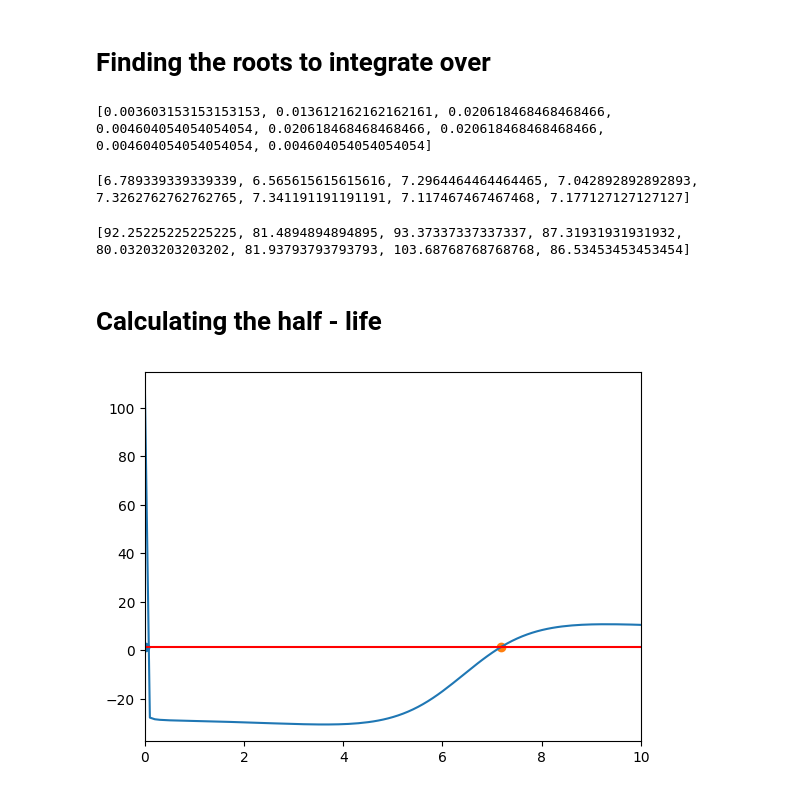
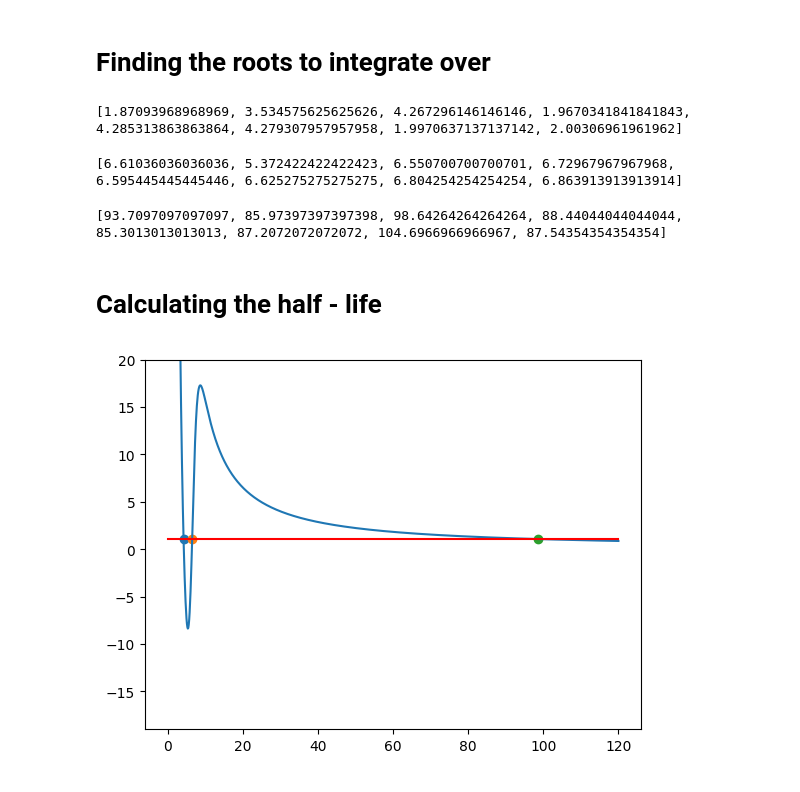
Before and after one commit to Circuitoah/Nuclear_Structure, a Jupyter notebook: Homework3/Homework3.ipynb, the cells around one changed output. Cells and saved outputs as stored; diff of their text form; code cells hidden in the pictures.

```diff
--- a/Homework3/Homework3.ipynb
+++ b/Homework3/Homework3.ipynb
@@ -53,11 +53,11 @@ def V_coul(r, Z, A):
     if (r > R):
         result = (Z * e**2)/ r
     else:
-        result = (Z* e**2) * (3  - (r/R)**2 )/(2 * R)
+        result = (Z* e**2)/(2 *R) * (3  - (r/R)**2 )
     return result
 
 fws = lambda r : (1 + np.exp( (r - R)/a ))**-1
-dfws_dr = lambda r : - (  np.exp((r- R) / a )/a ) * ( 1 + np.exp((r - R)/a) )**(-2)
+dfws_dr = lambda r : - ( 1 + np.exp((r - R)/a) )**(-2) * np.exp((r - R)/a) * 1/a
 l_dot_s  = lambda j, l : 1/2 *( j* (j + 1) - l * (l  + 1) - .5 * (1.5) )
-V_ws = lambda r, j , l : - V_0 * fws(r) + V_SO * hbar_mpi_c_squared * (1/r) * dfws_dr(r) * l_dot_s(j , l)
-V = lambda r , j , l , Z , A :  V_ws(r,j, l) + V_coul(r, Z, A) +  (hbar**2)/ (2 * r * mu**2)* (l * (l + 1 ))
+V_ws = lambda r, j , l : - V_0 * fws(r) + V_SO * hbar_mpi_c_squared * (2/r) * dfws_dr(r) * l_dot_s(j , l)
+V = lambda r , j , l , Z , A :  V_ws(r,j, l) + V_coul(r, Z, A) +  (hbar**2)/ (2 * (r**2) * mu)* (l * (l + 1 ))
@@ -64,7 +72,7 @@ V = lambda r , j , l , Z , A :  V_ws(r,j, l) + V_coul(r, Z, A) +  (hbar**2)/ (2
 # %% [markdown]
 # Testing to see if it works
 # %%
-c = 7
+c = 3
 R = 1.2 * A[c]**(1/3)
 
 r_test = np.linspace(.1, 15, 1000)
@@ -100,14 +108,14 @@ r_0 = []
 
 for c  in range(len(j)):
     R = 1.2 * A[c]**(1/3)
-    r_test = np.linspace(.0001, 1, 1000)
+    r_test = np.linspace(.0001, 6, 1000)
     V_test = [V(i, j[c], l[c], Z[c], A[c] ) for i in r_test.tolist()]
     E_test = [Q[c] for i in r_test.tolist()]
     r_0.append(r0_finder(r_test, V_test, E_test))
 
 print(r_0)
 # %% [output]
-[0.003603153153153153, 0.013612162162162161, 0.020618468468468466, 0.004604054054054054, 0.020618468468468466, 0.020618468468468466, 0.004604054054054054, 0.004604054054054054]
+[1.87093968968969, 3.534575625625626, 4.267296146146146, 1.9670341841841843, 4.285313863863864, 4.279307957957958, 1.9970637137137142, 2.00306961961962]
 # %%
 def r1_finder(r, V, E):
 
@@ -132,7 +140,7 @@ for c  in range(len(j)):
 
 print(r_1)
 # %% [output]
-[6.789339339339339, 6.565615615615616, 7.2964464464464465, 7.042892892892893, 7.3262762762762765, 7.341191191191191, 7.117467467467468, 7.177127127127127]
+[6.61036036036036, 5.372422422422423, 6.550700700700701, 6.72967967967968, 6.595445445445446, 6.625275275275275, 6.804254254254254, 6.863913913913914]
 # %%
 def r2_finder(r, V, E):
 
@@ -157,34 +165,34 @@ for c  in range(len(j)):
 
 print(r_2)
 # %% [output]
-[92.25225225225225, 81.4894894894895, 93.37337337337337, 87.31931931931932, 80.03203203203202, 81.93793793793793, 103.68768768768768, 86.53453453453454]
+[93.7097097097097, 85.97397397397398, 98.64264264264264, 88.44044044044044, 85.3013013013013, 87.2072072072072, 104.6966966966967, 87.54354354354354]
 # %% [markdown]
 # Calculating the half - life
 # %%
-c = 7
+c = 2
 R = 1.2 * A[c]**(1/3)
 
-r_test = np.linspace(.001, 100, 1000)
+r_test = np.linspace(.001, 120, 1000)
 
 V_test = [V(i, j[c], l[c], Z[c], A[c] ) for i in r_test.tolist()]
 
 E_test = [Q[c] for i in r_test.tolist()]
 
 plt.scatter(r_0[c], Q[c])
 plt.scatter(r_1[c], Q[c])
 plt.scatter(r_2[c], Q[c])
 #for i in range(len(r_test)):
 #    print( r_test[i], "     ", V_test[i], "    ", E_test[i])
 
 plt.plot(r_test, V_test)
 plt.plot(r_test, E_test, color = "red")
-plt.xlim(0,10)
-#plt.ylim(-35,15)
+#plt.xlim(0,10)
+plt.ylim(-19,20)
 plt.show()
 
 #r_0 = [0.0045, ]
 # %% [output]
-[figure, old version]
+[figure, new version]
 # %%
 #spectroscoptic factor
 S = 1
```
Also changed, not shown: parts of 9 cells of this notebook, 1 other file.
